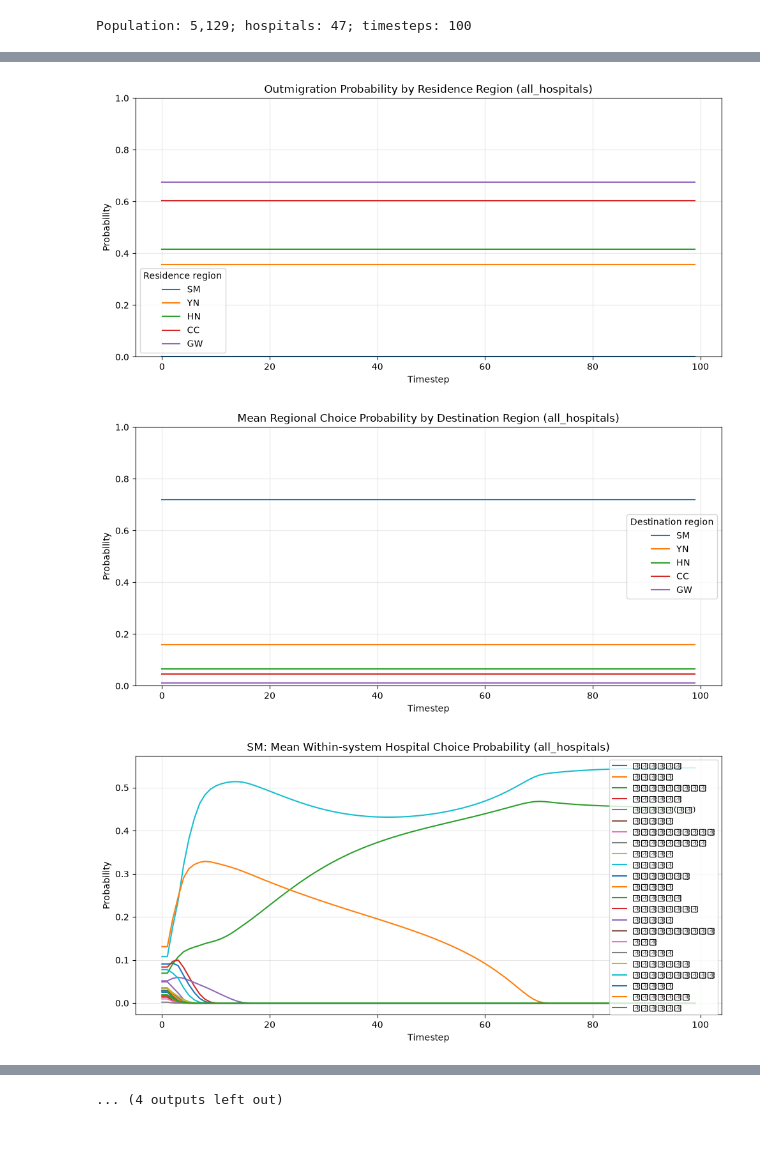
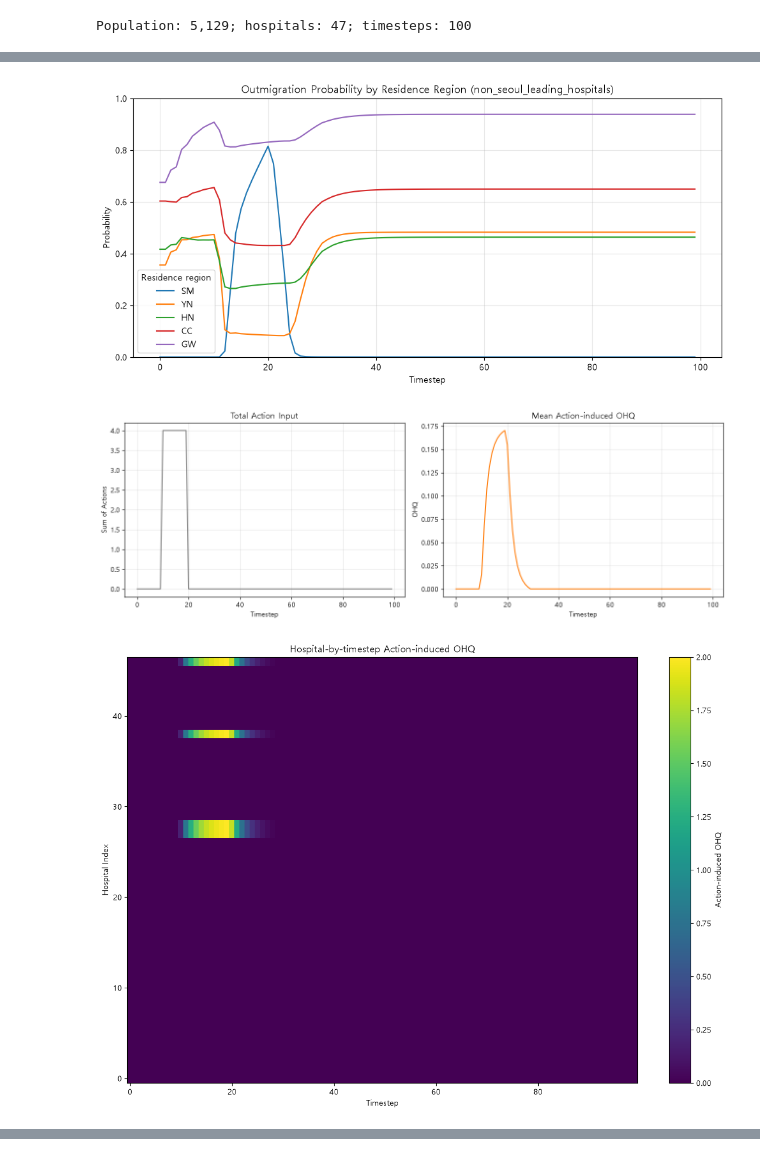
Before and after one commit to hshoon16/outmigration_gym, a Jupyter notebook: outmigration_runner.ipynb, the cells around one changed output, grey strips where cells are left out. Drawn from its saved outputs; the diff is of its cells as text; code cells hidden in the pictures.

```diff
--- a/outmigration_runner.ipynb
+++ b/outmigration_runner.ipynb
@@ -7,6 +7,9 @@ import importlib.util
 import random
 import sys
 import matplotlib.pyplot as plt
+# 2026-11-16: use a Windows Korean font so hospital names render correctly in legends and titles.
+plt.rcParams['font.family'] = 'Malgun Gothic'
+plt.rcParams['axes.unicode_minus'] = False
 import numpy as np
 import pandas as pd
 from tqdm.auto import tqdm
@@ -41,6 +44,8 @@ parameter_set = core.make_default_parameter_set(df_city_info, df_hospital_crd)
 parameter_set.max_dt = 100
 parameter_set.n_p = 28
 parameter_set.cancer_duration = 10
+# 2026-11-16: this branch uses no PRQ in actual patient choice; PRQ remains virtual-history input only.
+parameter_set.patient_choice_model = 'with_prq'
 parameter_set.dict_parameter_initial_PRQ = {'SM': 2.90, 'YN': 2.56, 'HN': 2.31, 'CC': 2.07, 'GW': 2.31}
 parameter_set.beta_PRQ = 10.62
 parameter_set.beta_OHQ = 10.62
@@ -69,8 +74,7 @@ print(f'Population: {baseline_sim.num_population:,}; hospitals: {baseline_sim.nu
 # %% [output]
 Population: 5,129; hospitals: 47; timesteps: 100
 # %%
-# 2026-11-12: outmigration uses final two-stage hospital probabilities and residence/hospital regions only.
-# In the fixed-PRQ model, action changes within-region hospital allocation but not population-probability-based regional choice or expected outmigration.
+# 2026-11-16: outmigration uses actual direct all-hospital probabilities and residence/hospital regions only.
 def calculate_outmigration_probability(sim):
     t = sim.parameter_set.max_dt
     regions = sim.region_labels
@@ -91,23 +95,16 @@ def summarize_simulation(sim):
     t = sim.parameter_set.max_dt
     total_outmigration, regional_outmigration, regions = calculate_outmigration_probability(sim)
     expected_volume = sim.parameter_set.n_p * sim.achv_mean_hospital_choice_prob[:t]
-    within_region_choice = np.zeros((t, sim.num_hospital))
-    for r, hospital_indices in enumerate(sim.idx_hospital_in_region):
-        within_region_choice[:, hospital_indices] = (
-            sim.achv_population_choice_prob[:t, :, hospital_indices]
-            / sim.achv_population_choice_prob_region[:t, :, r, None]
-        ).mean(axis=1)
     expected_hhi = np.square(sim.achv_mean_hospital_choice_prob[:t]).sum(axis=1)
     realized = sim.arr_hospital_volume[:t].astype(float)
     realized_total = realized.sum(axis=1, keepdims=True)
     realized_share = np.divide(realized, realized_total, out=np.zeros_like(realized), where=realized_total > 0)
     return {
+        'patient_choice_model': sim.run_metadata['patient_choice_model'],
         'timestep': np.arange(t), 'regions': regions,
         'hospital_ohq': sim.achv_OHQ[:t], 'hospital_vor_ohq': sim.achv_vor_OHQ[:t],
         'hospital_action_ohq': sim.achv_action_OHQ[:t],
         'hospital_choice_probability': sim.achv_mean_hospital_choice_prob[:t],
-        'mean_regional_choice_probability': sim.achv_population_choice_prob_region[:t].mean(axis=1),
-        'mean_within_region_hospital_choice_probability': within_region_choice,
         'expected_hospital_volume': expected_volume, 'realized_hospital_volume': realized,
         'mean_ohq': sim.achv_OHQ[:t].mean(axis=1),
         'mean_vor_ohq': sim.achv_vor_OHQ[:t].mean(axis=1),
@@ -149,19 +146,6 @@ def plot_simulation_results(sim, results, title_suffix=''):
         ax.plot(ts, results['regional_outmigration_probability'][:, r], label=region, color=color)
     ax.set(title=f'Outmigration Probability by Residence Region {title_suffix}', xlabel='Timestep', ylabel='Probability', ylim=(0,1))
     ax.grid(alpha=.3); ax.legend(title='Residence region'); fig.tight_layout(); plt.show()
-    # 2026-11-12: fixed PRQ and fixed regional distance make this destination-region trajectory invariant to action.
-    fig, ax = plt.subplots(figsize=(10, 5))
-    for r, (region, color) in enumerate(zip(regions, colors)):
-        ax.plot(ts, results['mean_regional_choice_probability'][:, r], label=region, color=color)
-    ax.set(title=f'Mean Regional Choice Probability by Destination Region {title_suffix}', xlabel='Timestep', ylabel='Probability', ylim=(0,1))
-    ax.grid(alpha=.3); ax.legend(title='Destination region'); fig.tight_layout(); plt.show()
-    # 2026-11-12: action changes hospital allocation within a region, not fixed regional demand.
-    for region in regions:
-        fig, ax = plt.subplots(figsize=(10, 5))
-        for h in np.flatnonzero(hospital_regions == region):
-            ax.plot(ts, results['mean_within_region_hospital_choice_probability'][:, h], label=hospital_names[h])
-        ax.set(title=f'{region}: Mean Within-system Hospital Choice Probability {title_suffix}', xlabel='Timestep', ylabel='Probability')
-        ax.grid(alpha=.3); ax.legend(fontsize=8); fig.tight_layout(); plt.show()
     if np.any(sim.arr_hospital_action):
         fig, axes = plt.subplots(1, 2, figsize=(13, 4.5), sharex=True)
         axes[0].plot(ts, sim.arr_hospital_action.sum(axis=1), color='tab:gray')
@@ -197,7 +198,7 @@ ACTION_SEED = 42
 INVESTMENT_START_DT = 10
 INVESTMENT_DURATION = 10
 INVESTMENT_END_DT = min(INVESTMENT_START_DT + INVESTMENT_DURATION, ACTION_MAX_DT)
-SELECTED_SCENARIO = 'all_hospitals'
+SELECTED_SCENARIO = 'non_seoul_leading_hospitals'
 # all_hospitals, regional_leading_hospitals, non_seoul_leading_hospitals, regional_second_leading_hospitals, low_quality_hospitals
 # INVESTMENT_START_DT = 50
 # INVESTMENT_START_DT = 90
@@ -228,7 +229,15 @@ def build_action_schedule(scenario_name, start_dt=INVESTMENT_START_DT, end_dt=IN
     elif scenario_name == 'regional_leading_hospitals': targets = select_regional_rank(1, ohq_before_investment)
     elif scenario_name == 'non_seoul_leading_hospitals': targets = select_regional_rank(1, ohq_before_investment, ['YN','HN','CC','GW'])
     elif scenario_name == 'regional_second_leading_hospitals': targets = select_regional_rank(2, ohq_before_investment)
-    elif scenario_name == 'low_quality_hospitals': targets = np.argsort(ohq_before_investment)[:5]
+    elif scenario_name == 'low_quality_hospitals':
+        targets = np.concatenate([
+            hospital_idx[
+                np.argsort(ohq_before_investment[hospital_idx])[:min(3, len(hospital_idx))]
+            ]
+            for region in ['SM','YN','HN','CC','GW']
+            for hospital_idx in [np.flatnonzero(hospital_regions == region)]
+            if len(hospital_idx) > 0
+        ])
     else: raise ValueError('Unknown scenario name.')
     schedule[start_dt:end_dt, targets] = 1.0
     return schedule, targets
@@ -268,3 +265,3 @@ plot_simulation_results(action_sim, action_results, f'({SELECTED_SCENARIO})')
-[figure, old version]
+[figure, new version]
-[figure, old version]
+[figure, new version]
-[figure, old version]
+[figure, new version]
@@ -273 +267,0 @@ plot_simulation_results(action_sim, action_results, f'({SELECTED_SCENARIO})')
-... (4 outputs left out)
```
Also changed, not shown: parts of 5 cells of this notebook, 1 other file.
